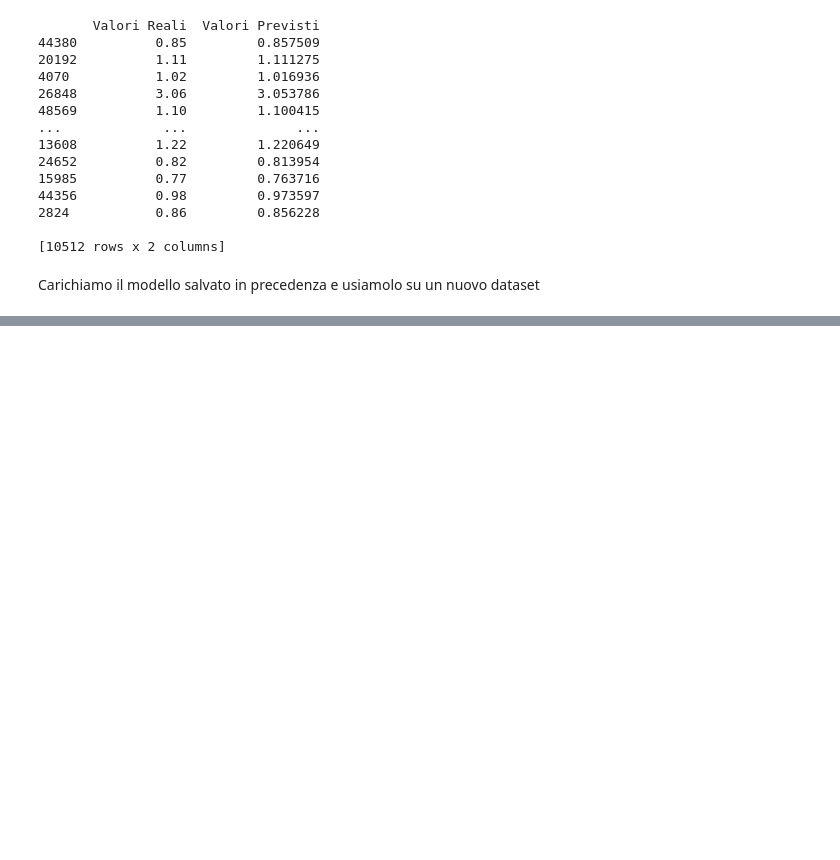
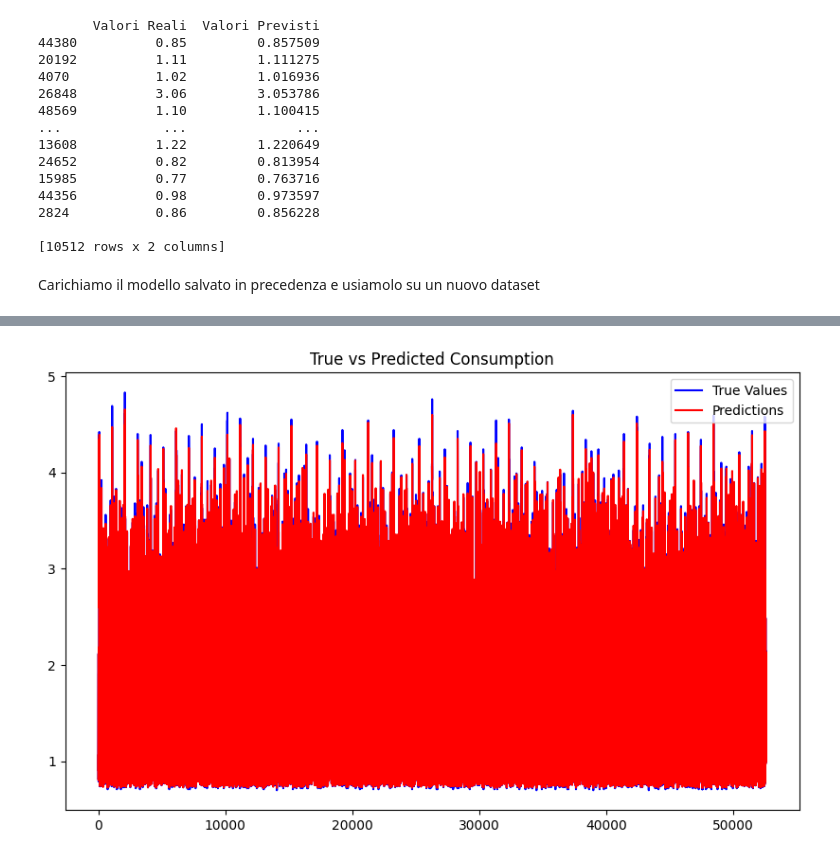
Before and after one commit to scapolingua/Deep-Learning, a Jupyter notebook: Xgbost_su_Consumi_usando_modello_salvato.ipynb, the cells around one changed output, grey strips where cells are left out. Saved outputs shown, nothing was run; the diff lists cells and outputs as text; code cells hidden in the pictures; blank space fills up the shorter version.

```diff
--- a/Xgbost_su_Consumi_usando_modello_salvato.ipynb
+++ b/Xgbost_su_Consumi_usando_modello_salvato.ipynb
@@ -146,3 +146,73 @@ R2 Score: 1.00
 [10512 rows x 2 columns]
 # %% [markdown]
 Carichiamo il modello salvato in precedenza e usiamolo su un nuovo dataset
+# %%
+import pandas as pd
+from sklearn.model_selection import train_test_split
+from sklearn.metrics import mean_squared_error, r2_score
+from xgboost import XGBRegressor
+import matplotlib.pyplot as plt
+import joblib # Import joblib for saving and loading the model
+
+# 1. Caricamento del file CSV
+file_path = "consumi_elettrodomestici_2023.csv"
+df = pd.read_csv(file_path,sep=';')
+
+# 2. Esplorazione iniziale dei dati
+print(df.head())
+print(df.info())
+
+# 3. Pre-elaborazione dei dati
+# Convertiamo il timestamp in datetime e aggiungiamo feature temporali
+
+df['Data'] = pd.to_datetime(df['Data'], format='%d-%m-%Y')
+# Specify the format for 'Ora' column
+df['Ora'] = pd.to_datetime(df['Ora'], format='%H:%M') # Assuming your time is in HH:MM:SS format
+
+
+# Extract temporal features and assign them to new columns
+df['Ora'] = df['Ora'].dt.hour
+df['day'] = df['Data'].dt.day # Extract day and store it in a new 'day' column
+df['month'] = df['Data'].dt.month  # Extract month and store it in a new 'month' column
+df['weekday'] = df['Data'].dt.weekday # Extract weekday and store it in a new 'weekday' column
+
+# Rimuoviamo la colonna timestamp (non direttamente utile per il modello)
+# Assuming 'timestamp' is either 'Data' or 'Ora' or a separate column
+df = df.drop(columns=['Data','Ora']) # Drop Original 'Data' and 'Ora' columns as we have extracted necessary info.
+
+
+# Separiamo i dati in feature (X) e target (y)
+X = df.drop(columns=['TotaleConsumo'])  # Tutte le feature eccetto il target, just like in training data prepration
+# Ensure 'Data' is removed from features
+X = X.select_dtypes(exclude=['datetime64[ns]']) #This line is added to remove the 'Data' column from X if it's present
+y = df['TotaleConsumo']  # Target
+
+# 4. Divisione in dati di training e test
+#X_train, X_test, y_train, y_test = train_test_split(X, y, test_size=0.2, random_state=42) #This line is not needed for making predictions on new data
+
+# Load the saved model
+model = joblib.load('xgboost_model.pkl')
+
+# Make predictions using the prepared features (X)
+Real_pred= y
+
+
+# 7. Previsione sui dati di test
+y_pred = model.predict(X)
+
+
+# 9. Visualizzazione dei risultati
+plt.figure(figsize=(10, 6))
+plt.plot(range(len(Real_pred)), Real_pred.values, label="True Values", color='blue')
+plt.plot(range(len(y_pred)), y_pred, label="Predictions", color='red')
+plt.legend()
+plt.title("True vs Predicted Consumption")
+plt.show()
+
+# Make predictions using the prepared features (X)
+predictions = model.predict(X) # Changed from df to X
+
+# Print real and predicted values
+for real, predicted in zip(y[:100], predictions[:100]): #zip(y, predictions):
+    print(f"Real: {real:.2f}, Predicted: {predicted:.2f}")
+# %% [output]
@@ -148,0 +236 @@ Carichiamo il modello salvato in precedenza e usiamolo su un nuovo dataset
+[figure, added]
```
Also changed, not shown: parts of 1 cell of this notebook.
